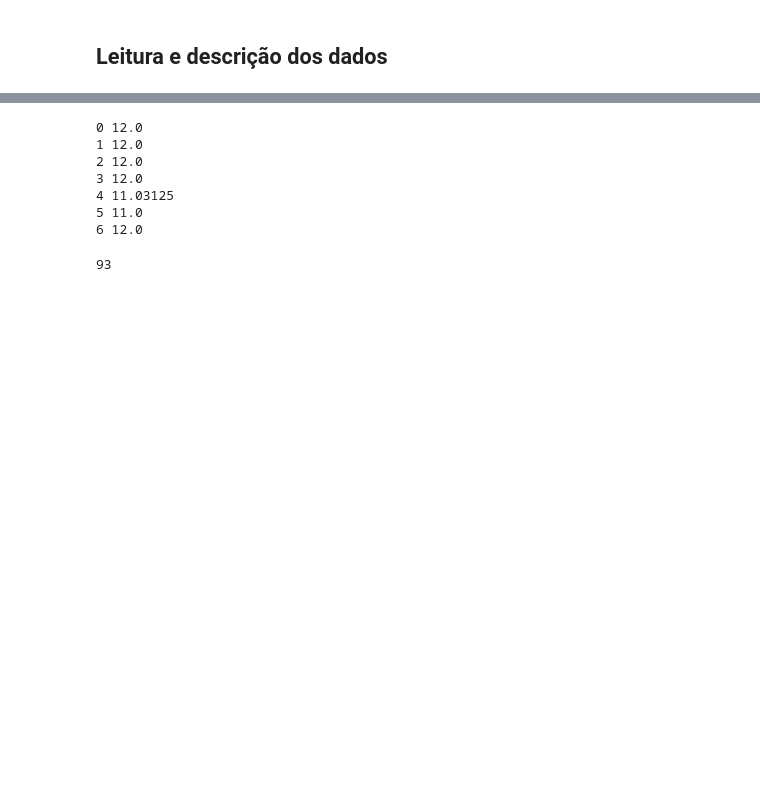
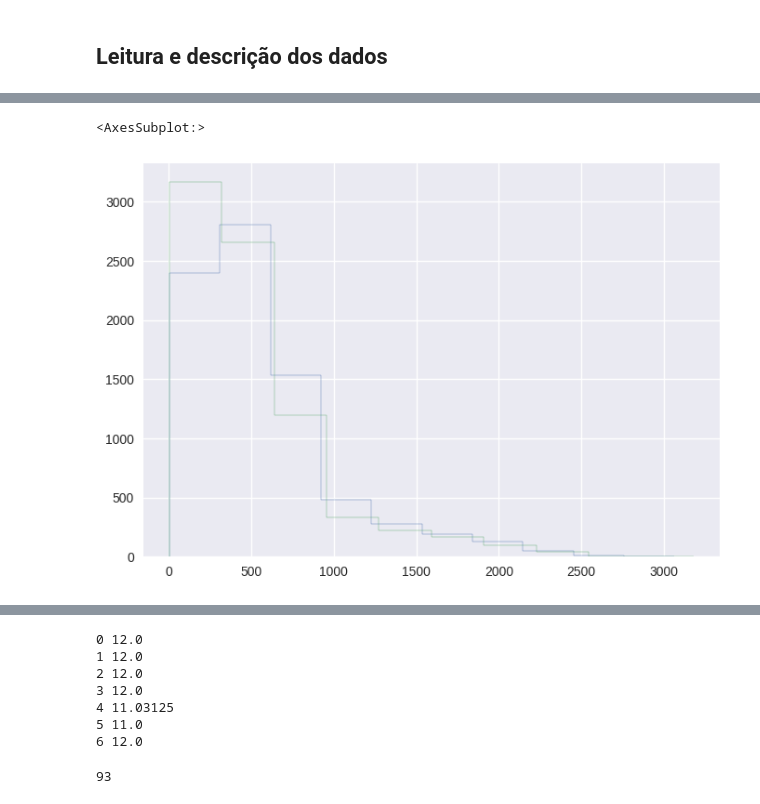
Before and after one commit to ifribeiro/consumo_casas, a Jupyter notebook: gans_casas.ipynb, the cells around one changed output, grey strips where cells are left out. Saved outputs shown, nothing was run; the diff lists cells and outputs as text; code cells hidden in the pictures; blank space fills up the shorter version.

```diff
--- a/gans_casas.ipynb
+++ b/gans_casas.ipynb
@@ -60,0 +151,8 @@ def separar_dias(df, dfname='A', wk=0):
+# %%
+# B
+df_fake_dias = unir_dias("B")
+df_fake_dias[0]["watts"].hist(histtype='step')
+df_fake_dias[1]["watts"].hist(histtype='step');
+# %% [output]
+<AxesSubplot:>
+[figure, added]
```
Also changed, not shown: parts of 19 cells of this notebook, 4 other files.
